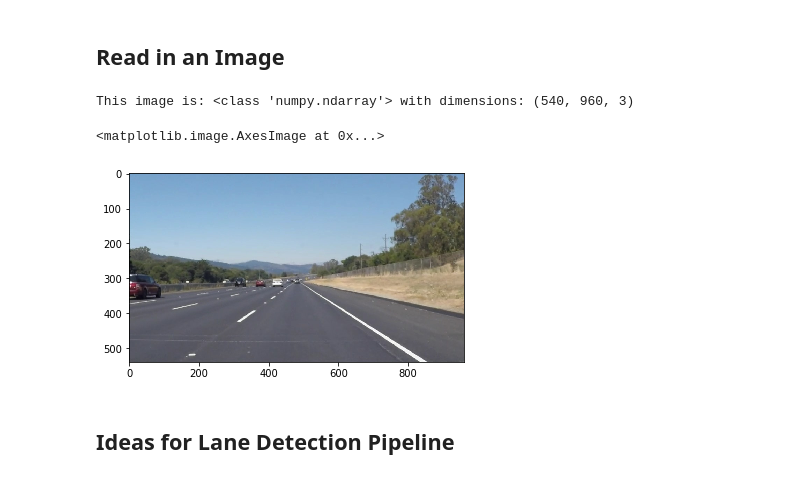
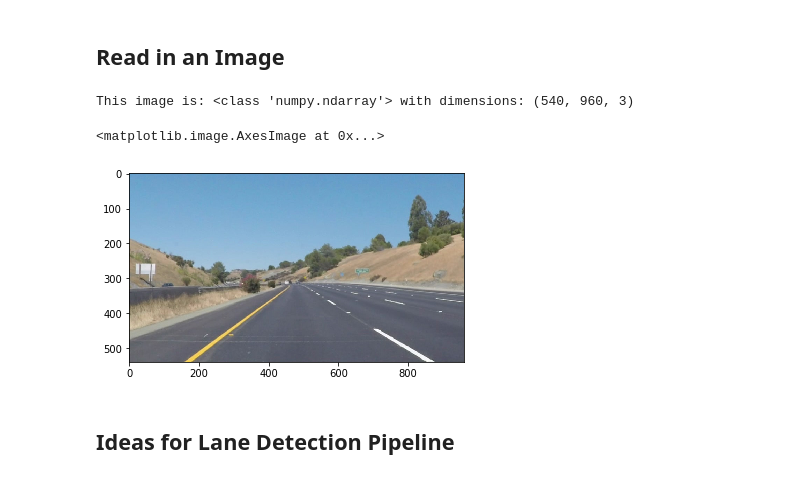
Before and after one commit to morningbob/Udacity_Self_Driving_Car_Nanodegree, a Jupyter notebook: P1.ipynb, the cells around one changed output. Cells and saved outputs as stored; diff of their text form; code cells hidden in the pictures.

```diff
--- a/P1.ipynb
+++ b/P1.ipynb
@@ -51,15 +52,15 @@ import cv2
 ## Read in an Image
 # %%
 #reading in an image
-image = mpimg.imread('test_images/solidWhiteRight.jpg')
-
+#image = mpimg.imread('test_images/solidWhiteRight.jpg')
+image = mpimg.imread('test_images/solidYellowCurve2.jpg')
 #printing out some stats and plotting
 print('This image is:', type(image), 'with dimensions:', image.shape)
 plt.imshow(image)  # if you wanted to show a single color channel image called 'gray', for example, call as plt.imshow(gray, cmap='gray')
 # %% [output]
 This image is: <class 'numpy.ndarray'> with dimensions: (540, 960, 3)
 <matplotlib.image.AxesImage at 0x...>
-[figure, old version]
+[figure, new version]
 # %% [markdown]
 ## Ideas for Lane Detection Pipeline
 # %% [markdown]
```
Also changed, not shown: parts of 15 cells of this notebook, 1 other file.
